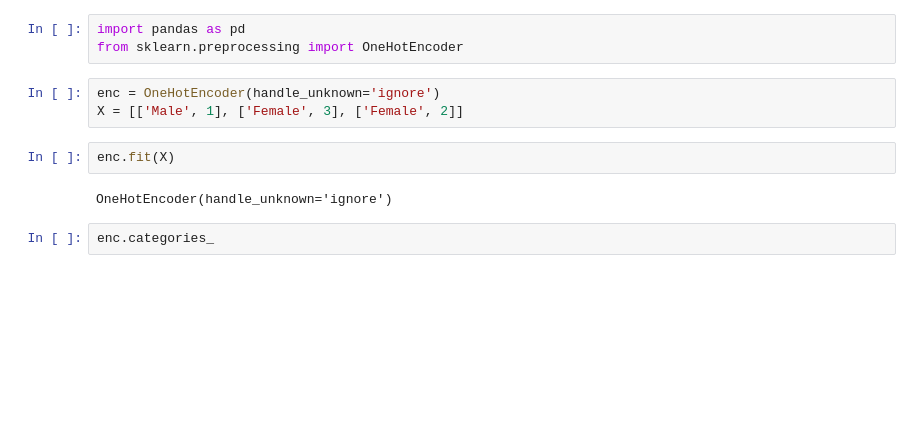
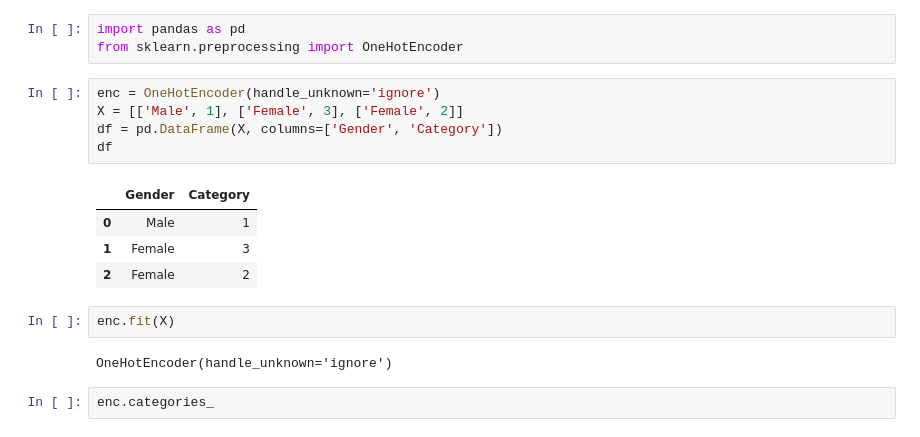
Before and after one commit to ayk-404/fs-thesis, a Jupyter notebook: notebooks/tutorials/sklearn_one_hot_encoding.ipynb, the cells around one changed output. Drawn from its saved outputs; the diff is of its cells as text; blank space fills up the shorter version.

```diff
--- a/notebooks/tutorials/sklearn_one_hot_encoding.ipynb
+++ b/notebooks/tutorials/sklearn_one_hot_encoding.ipynb
@@ -4,6 +4,13 @@ from sklearn.preprocessing import OneHotEncoder
 # %%
 enc = OneHotEncoder(handle_unknown='ignore')
 X = [['Male', 1], ['Female', 3], ['Female', 2]]
+df = pd.DataFrame(X, columns=['Gender', 'Category'])
+df
+# %% [output]
+|  | Gender | Category |
+| 0 | Male | 1 |
+| 1 | Female | 3 |
+| 2 | Female | 2 |
 # %%
 enc.fit(X)
 # %% [output]
```
Also changed, not shown: parts of 5 cells of this notebook, 6 other files.
